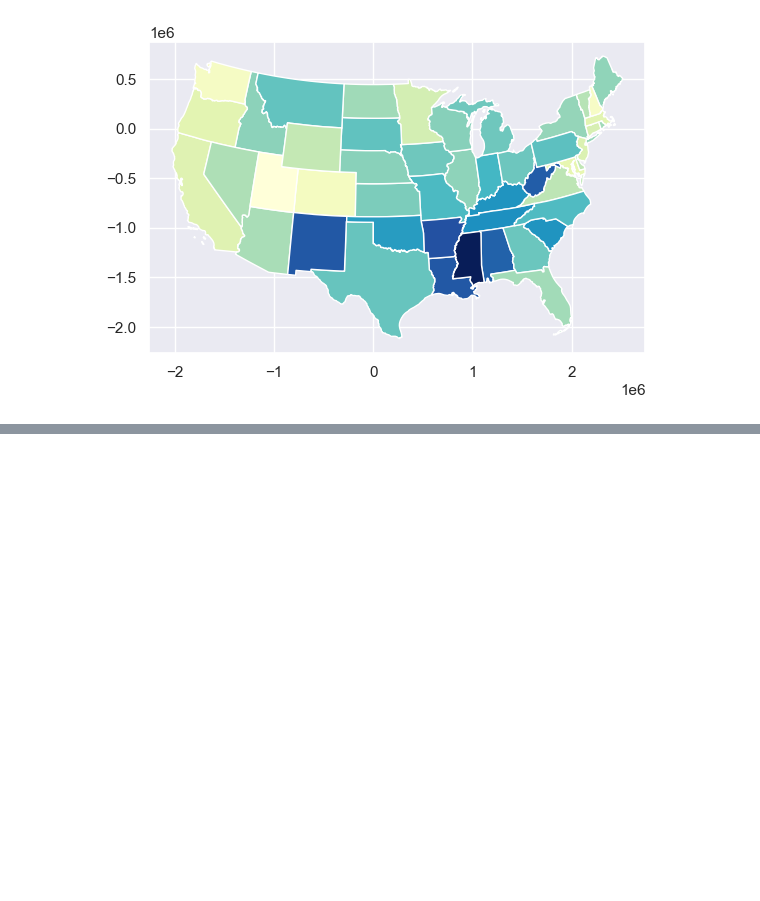
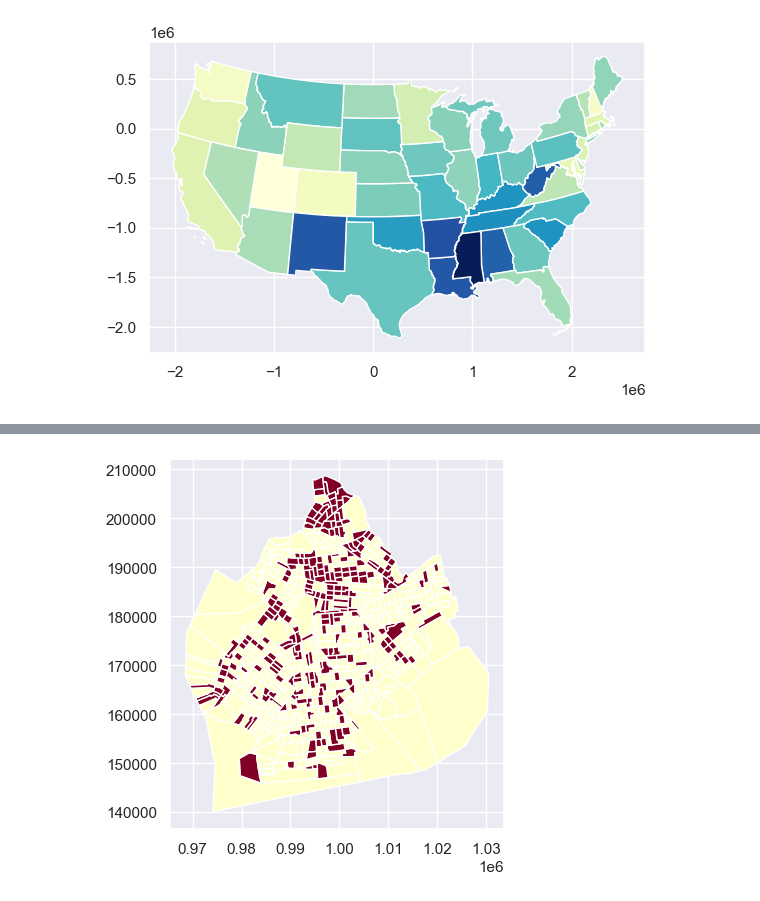
Before and after one commit to jgp-13/Analyzing_US_Census_Data_in_Python, a Jupyter notebook: census_project.ipynb, the cells around one changed output, grey strips where cells are left out. Saved outputs shown, nothing was run; the diff lists cells and outputs as text; code cells hidden in the pictures; blank space fills up the shorter version.

```diff
--- a/census_project.ipynb
+++ b/census_project.ipynb
@@ -607,0 +683,20 @@ df.head()
+# %%
+# Merge previously calculated data
+columns_to_add = ['low_mhi', 'low_recent_build', 'gentrifiable']
+bk_2010 = bk_2010.drop(columns=[col for col in columns_to_add if col in bk_2010], errors='ignore') # Drop columns if they already exist to prevent duplicates
+bk_2010 = bk_2010.merge(bk_2000[['state', 'county', 'tract'] + columns_to_add], on=['state', 'county', 'tract'], how='left') # Perform the merge
+
+# Increase in percent BA greater than MSA
+bk_2010["increasing_education"] = (bk_2010['pct_ba_2010']-bk_2010['pct_ba_2000'])>(bk_2010['pct_ba_msa_2010']-bk_2010['pct_ba_msa_2000'])
+
+# Increase in house value
+bk_2010["increasing_house_value"] = bk_2010["median_value_2010"]>1.2612*bk_2010["median_value_2000"]
+
+# Identify gentryifying tracts
+bk_2010["gentrifying"] = bk_2010["gentrifiable"] & bk_2010["increasing_education"] & bk_2010["increasing_house_value"]
+
+# Plot gentrifying tracts
+bk_2010.plot(bk_2010["gentrifying"],cmap='YlOrRd')
+plt.show()
+# %% [output]
+[figure, added]
```
Also changed, not shown: parts of 19 cells of this notebook, 5 other files.
